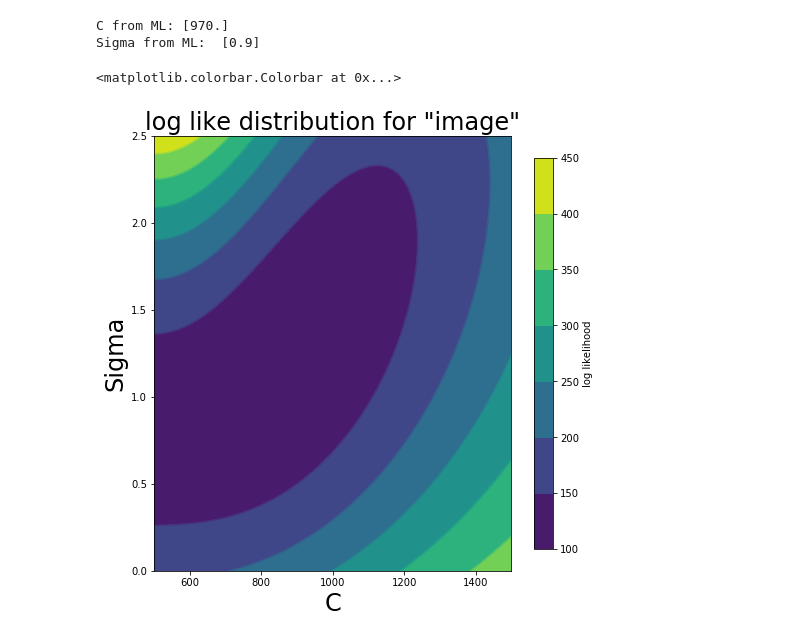
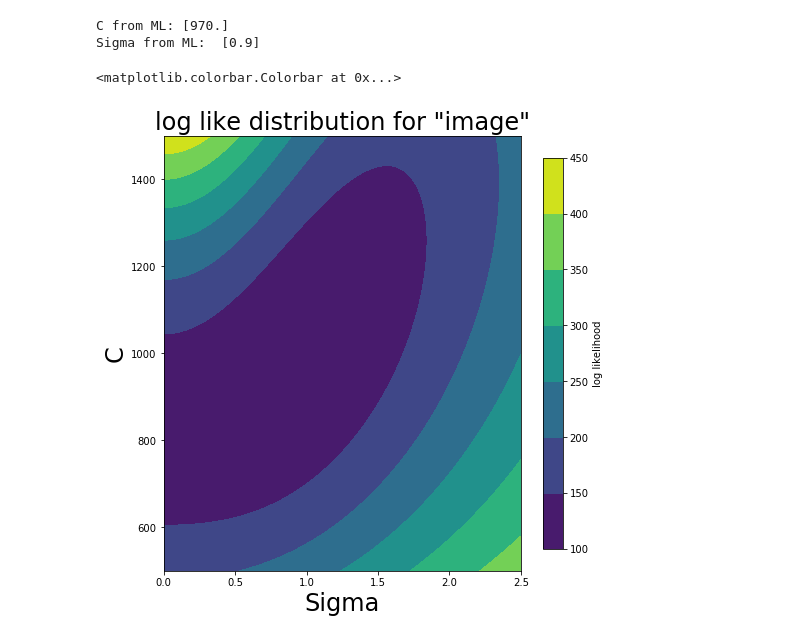
Before and after one commit to gnarayan/ast596_2020_Spring, a Jupyter notebook: homework/SreevaniJarugula/Homework02/homework02.ipynb, the cells around one changed output. Drawn from its saved outputs; the diff is of its cells as text; code cells hidden in the pictures.

```diff
--- a/homework/SreevaniJarugula/Homework02/homework02.ipynb
+++ b/homework/SreevaniJarugula/Homework02/homework02.ipynb
@@ -417,0 +421,11 @@ To estimate the true flux, we need to maximize the likelihood. That is equivalen
+# %%
+#Get flux density value of pixels away from the source
+mask = np.ma.masked_where(image > 0.15*np.std(image),image)
+#mask = np.ma.masked_where(image < Atrue * makePSF(image.shape, 0, 0, sigmaPSF),image)
+#plt.imshow(mask)
+bg_mask = np.where(mask.mask == False)
+bg = image[bg_mask]
+estbg_flux = np.mean(bg)
+estbg_stdflux = np.std(bg)
+print('Background in the image: {0:.2f} '.format(estbg_flux))
+print('Noise in the image: {0:.2f}'.format(estbg_stdflux))
@@ -417,0 +445,15 @@ To estimate the true flux, we need to maximize the likelihood. That is equivalen
+# %%
+def chisq_star(C,imagetrue,sigPSF,signoise):
+    model = C * makePSF(imagetrue.shape, 0, 0, sigmaPSF)
+    chisq = np.sum((imagetrue - model)**2/2*signoise**2)
+    return chisq
+# %%
+A = np.linspace(5000,15000)
+chisq_arr = []
+for i in range(0,len(A)):
+    chisq_arr.append(chisq_star(A[i],image,sigmaPSF,estbg_stdflux ))
+
+chisq_arr = np.array(chisq_arr)
+
+inx = np.where(chisq_arr == np.min(chisq_arr))
+print("Estimate of A:", A[inx])
@@ -417,0 +473,5 @@ To estimate the true flux, we need to maximize the likelihood. That is equivalen
+# %%
+fig,ax = plt.subplots(1,1,figsize=(5,5))
+plt.plot(A,chisq_arr)
+plt.xlabel('A')
+plt.ylabel('loss function')
@@ -670,13 +745,12 @@ C from ML: [970.]
 Sigma from ML:  [0.9]
 # %%
 f, ax1 =  plt.subplots(1,1,figsize=(8,8))
-ax1.contour(C,Sigma,neglnlike_arr)
-ax1.set_xlabel('C',fontsize=24)
-ax1.set_ylabel('Sigma',fontsize=24)
+ax1.set_ylabel('C',fontsize=24)
+ax1.set_xlabel('Sigma',fontsize=24)
 ax1.set_title('log like distribution for "image"',fontsize=24)
 #im = ax2.imshow(neglnlike_arr_nonoise,origin='lower')
-cs = ax1.contourf(C,Sigma,neglnlike_arr)
+cs = ax1.contourf(Sigma,C,neglnlike_arr)
 fig.colorbar(cs, ax=ax1, shrink=0.9,label='log likelihood')
 # %% [output]
 <matplotlib.colorbar.Colorbar at 0x...>
-[figure, old version]
+[figure, new version]
```
Also changed, not shown: parts of 9 cells of this notebook.
